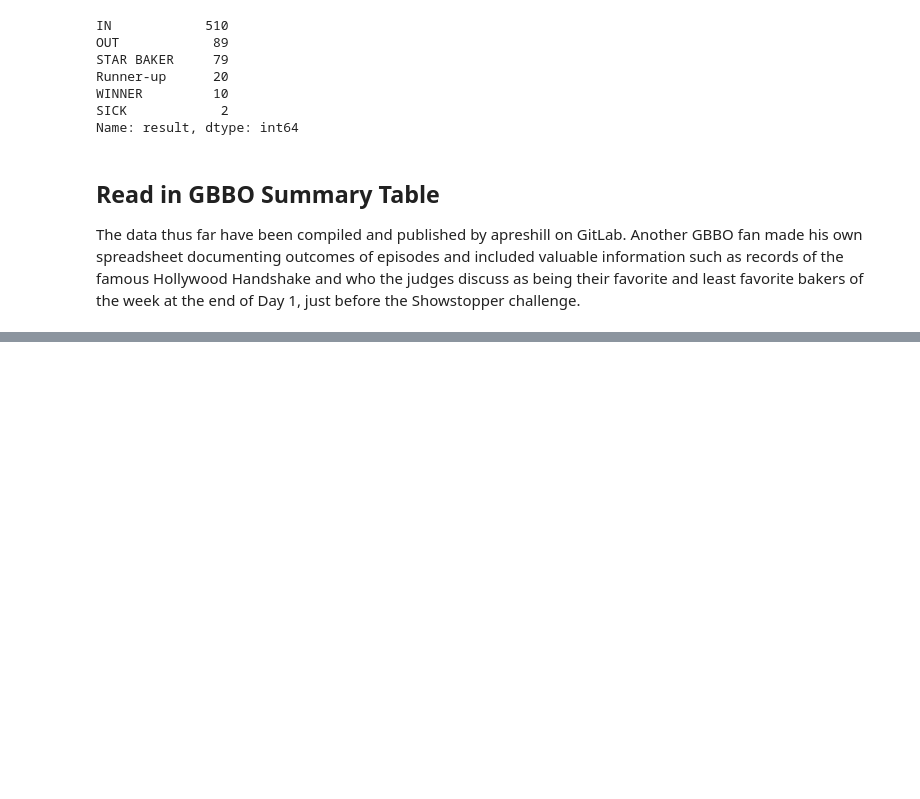
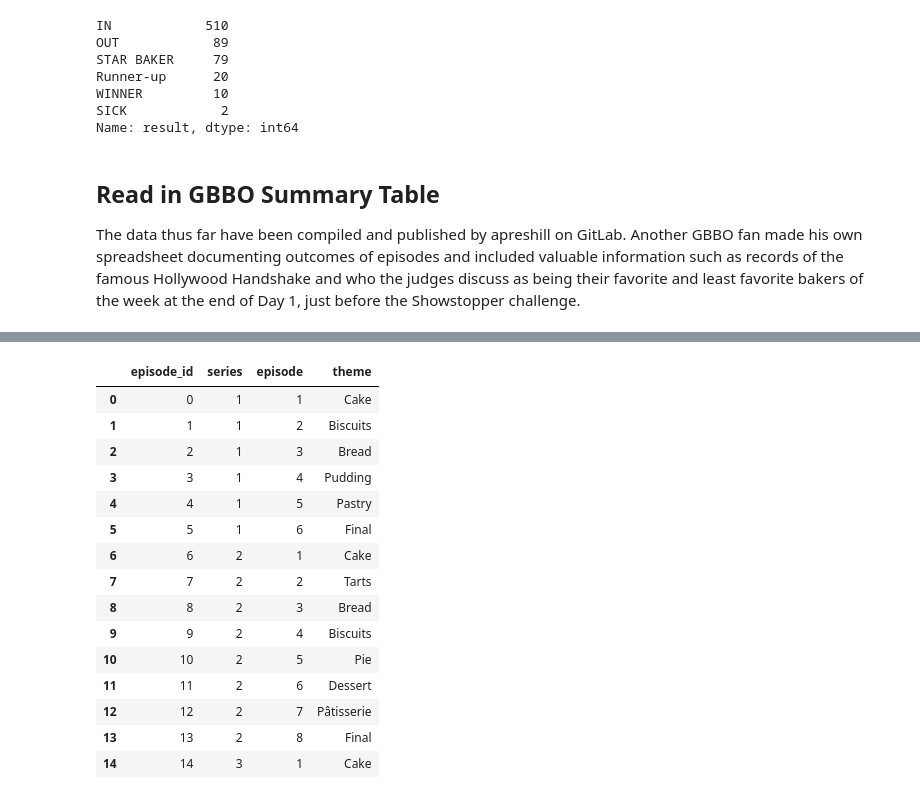
Before and after one commit to benjyms/the_great_bakeoff, a Jupyter notebook: explore.ipynb, the cells around one changed output, grey strips where cells are left out. Cells and saved outputs as stored; diff of their text form; code cells hidden in the pictures; blank space fills up the shorter version.

```diff
--- a/explore.ipynb
+++ b/explore.ipynb
@@ -252,0 +308,22 @@ memory usage: 157.1+ KB
+# %%
+episode_tbl = outcome_df[["season", "week_number", "week_name"]].rename(columns = {"season":"series", "week_number": "episode", "week_name": "theme"}).drop_duplicates().reset_index(drop = True)
+episode_tbl = episode_tbl.reset_index().rename(columns = {'index': "episode_id"})
+episode_tbl['series'] = episode_tbl['series'].str.replace('Series ', '')
+episode_tbl.head(15)
+# %% [output]
+|  | episode_id | series | episode | theme |
+| 0 | 0 | 1 | 1 | Cake |
+| 1 | 1 | 1 | 2 | Biscuits |
+| 2 | 2 | 1 | 3 | Bread |
+| 3 | 3 | 1 | 4 | Pudding |
+| 4 | 4 | 1 | 5 | Pastry |
+| 5 | 5 | 1 | 6 | Final |
+| 6 | 6 | 2 | 1 | Cake |
+| 7 | 7 | 2 | 2 | Tarts |
+| 8 | 8 | 2 | 3 | Bread |
+| 9 | 9 | 2 | 4 | Biscuits |
+| 10 | 10 | 2 | 5 | Pie |
+| 11 | 11 | 2 | 6 | Dessert |
+| 12 | 12 | 2 | 7 | Pâtisserie |
+| 13 | 13 | 2 | 8 | Final |
+| 14 | 14 | 3 | 1 | Cake |
```
Also changed, not shown: parts of 11 cells of this notebook, 4 other files.
